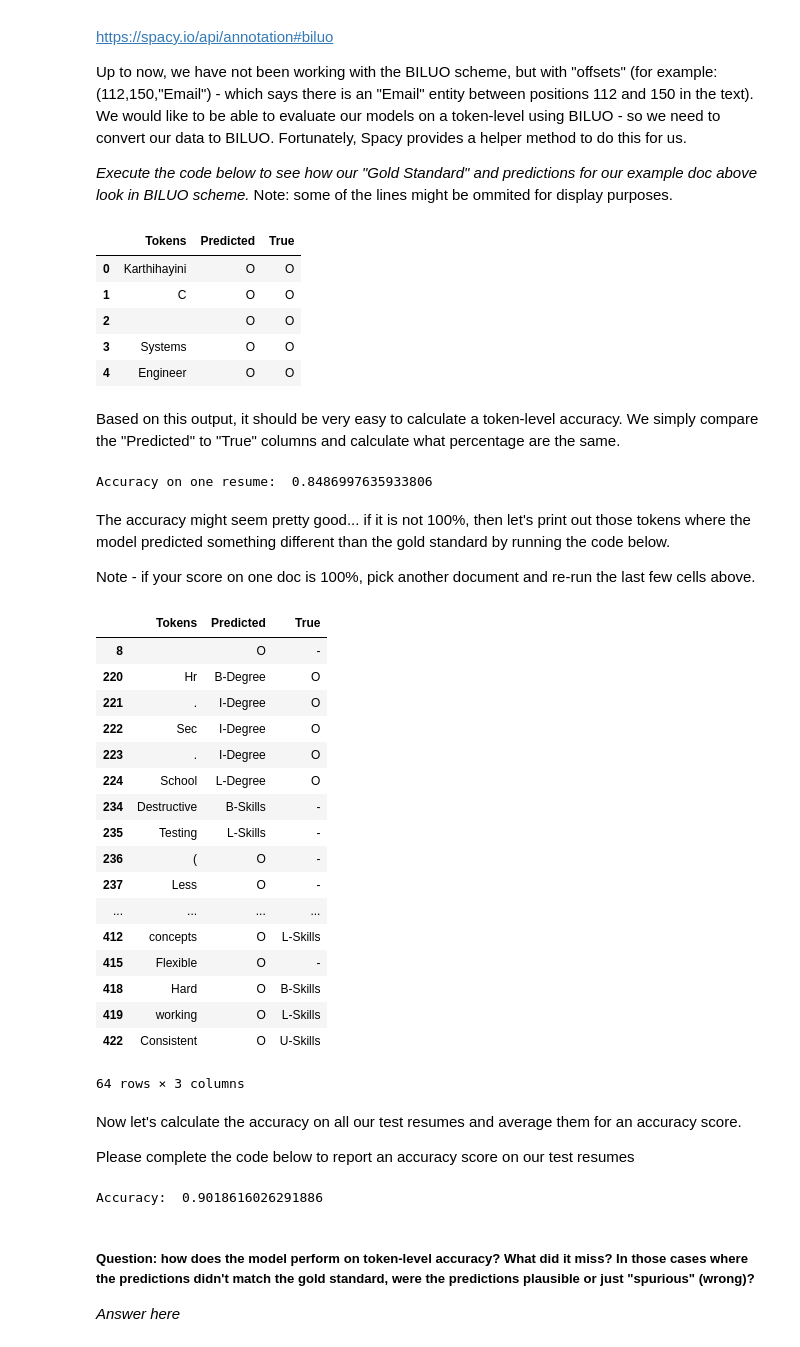
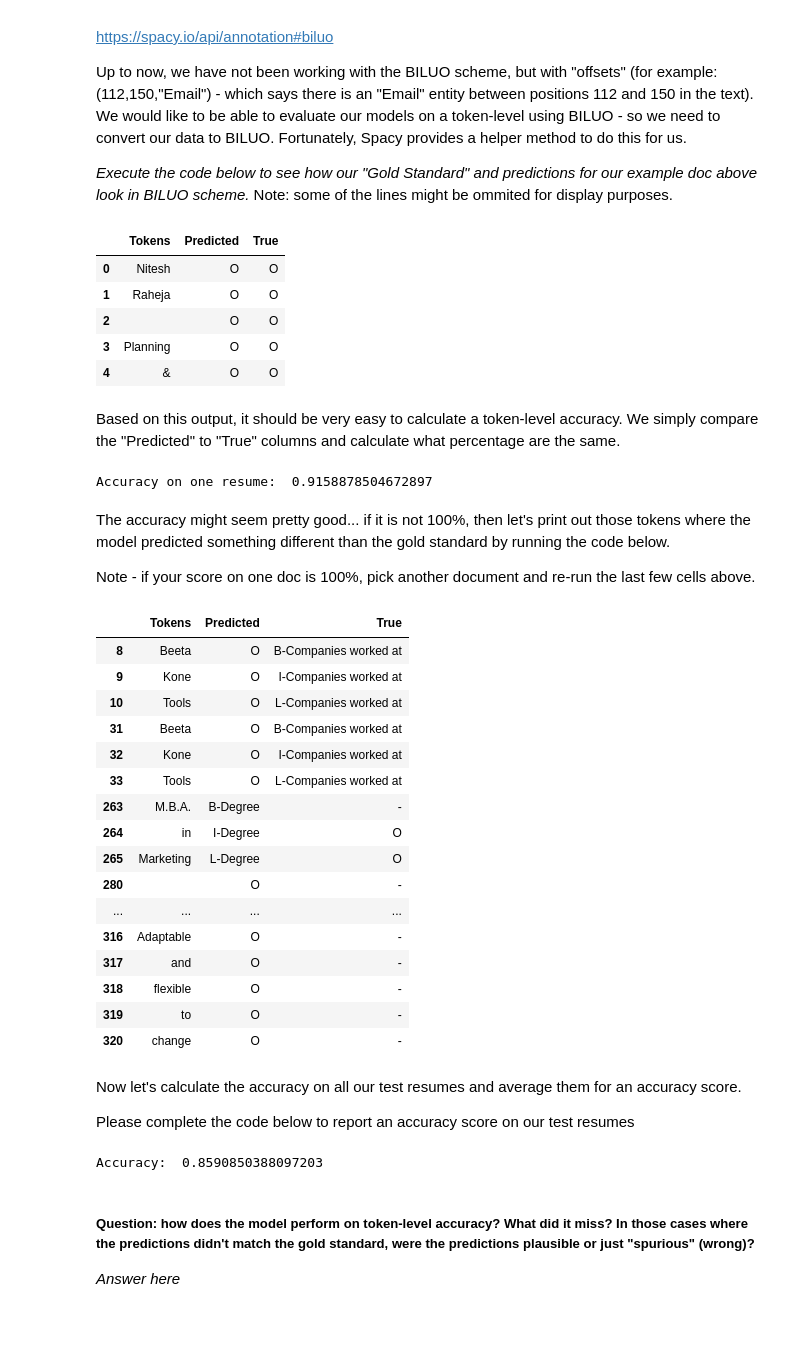
Before and after one commit to ted19b/saki_ss19, a Jupyter notebook: uebung_02/spacy_ner.ipynb, the cells around one changed output. Cells and saved outputs as stored; diff of their text form; code cells hidden in the pictures.

```diff
--- a/uebung_02/spacy_ner.ipynb
+++ b/uebung_02/spacy_ner.ipynb
@@ -410,37 +416,37 @@ Note: some of the lines might be ommited for display purposes.
 # %%
 from spacy.gold import biluo_tags_from_offsets
 import pandas as pd
 from IPython.display import display, HTML
 
 ## returns a pandas dataframe with tokens, prediction, and true (Gold Standard) annotations of tokens
 def make_bilou_df(nlp,resume):
     """
     param nlp - a trained spacy model
     param resume - a resume from our train or test set
     """
     doc = nlp(resume[0])
     bilou_ents_predicted = biluo_tags_from_offsets(doc, [(ent.start_char,ent.end_char,ent.label_)for ent in doc.ents])
     bilou_ents_true = biluo_tags_from_offsets(doc,[(ent[0], ent[1], ent[2]) for ent in resume[1]["entities"]])
 
 
     doc_tokens = [tok.text for tok in doc]
     bilou_df = pd.DataFrame()
     bilou_df["Tokens"] =doc_tokens
     bilou_df["Tokens"] = bilou_df["Tokens"].str.replace("\\s+","")
     bilou_df["Predicted"] = bilou_ents_predicted
     bilou_df["True"] = bilou_ents_true
     return bilou_df
 
 ## TODO call method above with a resume from test set and store result in bilou_df variable.
-bilou_df = make_bilou_df(custom_nlp, test[0])
+bilou_df = make_bilou_df(custom_nlp, test[10])
 display(bilou_df.head())
 # %% [output]
 |  | Tokens | Predicted | True |
-| 0 | Karthihayini | O | O |
-| 1 | C | O | O |
+| 0 | Nitesh | O | O |
+| 1 | Raheja | O | O |
 | 2 |  | O | O |
-| 3 | Systems | O | O |
-| 4 | Engineer | O | O |
+| 3 | Planning | O | O |
+| 4 | & | O | O |
 # %% [markdown]
 Based on this output, it should be very easy to calculate a token-level accuracy. We simply compare the "Predicted" to "True" columns and calculate what percentage are the same.
 # %%
@@ -450,7 +456,7 @@ same_df = bilou_df[bilou_df["Predicted"] == bilou_df["True"]]
 accuracy = float(len(same_df) / len(bilou_df))
 print("Accuracy on one resume: ",accuracy)
 # %% [output]
-Accuracy on one resume:  0.8486997635933806
+Accuracy on one resume:  0.9158878504672897
 # %% [markdown]
 The accuracy might seem pretty good... if it is not 100%, then let's print out those tokens where the model predicted something different than the gold standard by running the code below.
 
@@ -461,23 +467,22 @@ diff_df = bilou_df[bilou_df["Predicted"] != bilou_df["True"]]
 display(diff_df)
 # %% [output]
 |  | Tokens | Predicted | True |
-| 8 |  | O | - |
-| 220 | Hr | B-Degree | O |
-| 221 | . | I-Degree | O |
-| 222 | Sec | I-Degree | O |
-| 223 | . | I-Degree | O |
-| 224 | School | L-Degree | O |
-| 234 | Destructive | B-Skills | - |
-| 235 | Testing | L-Skills | - |
-| 236 | ( | O | - |
-| 237 | Less | O | - |
+| 8 | Beeta | O | B-Companies worked at |
+| 9 | Kone | O | I-Companies worked at |
+| 10 | Tools | O | L-Companies worked at |
+| 31 | Beeta | O | B-Companies worked at |
+| 32 | Kone | O | I-Companies worked at |
+| 33 | Tools | O | L-Companies worked at |
+| 263 | M.B.A. | B-Degree | - |
+| 264 | in | I-Degree | O |
+| 265 | Marketing | L-Degree | O |
+| 280 |  | O | - |
 | ... | ... | ... | ... |
-| 412 | concepts | O | L-Skills |
-| 415 | Flexible | O | - |
-| 418 | Hard | O | B-Skills |
-| 419 | working | O | L-Skills |
-| 422 | Consistent | O | U-Skills |
+| 316 | Adaptable | O | - |
+| 317 | and | O | - |
+| 318 | flexible | O | - |
+| 319 | to | O | - |
+| 320 | change | O | - |
-64 rows × 3 columns
 # %% [markdown]
 Now let's calculate the accuracy on all our test resumes and average them for an accuracy score.
 
@@ -496,7 +501,7 @@ for res in test:
 total_acc = np.mean(doc_accuracy)
 print("Accuracy: ",total_acc)
 # %% [output]
-Accuracy:  0.9018616026291886
+Accuracy:  0.8590850388097203
 # %% [markdown]
 ##### Question: how does the model perform on token-level accuracy? What did it miss? In those cases where the predictions didn't match the gold standard, were the predictions plausible or just "spurious" (wrong)?
 *Answer here*
```
Also changed, not shown: parts of 16 cells of this notebook, 4 other files.
